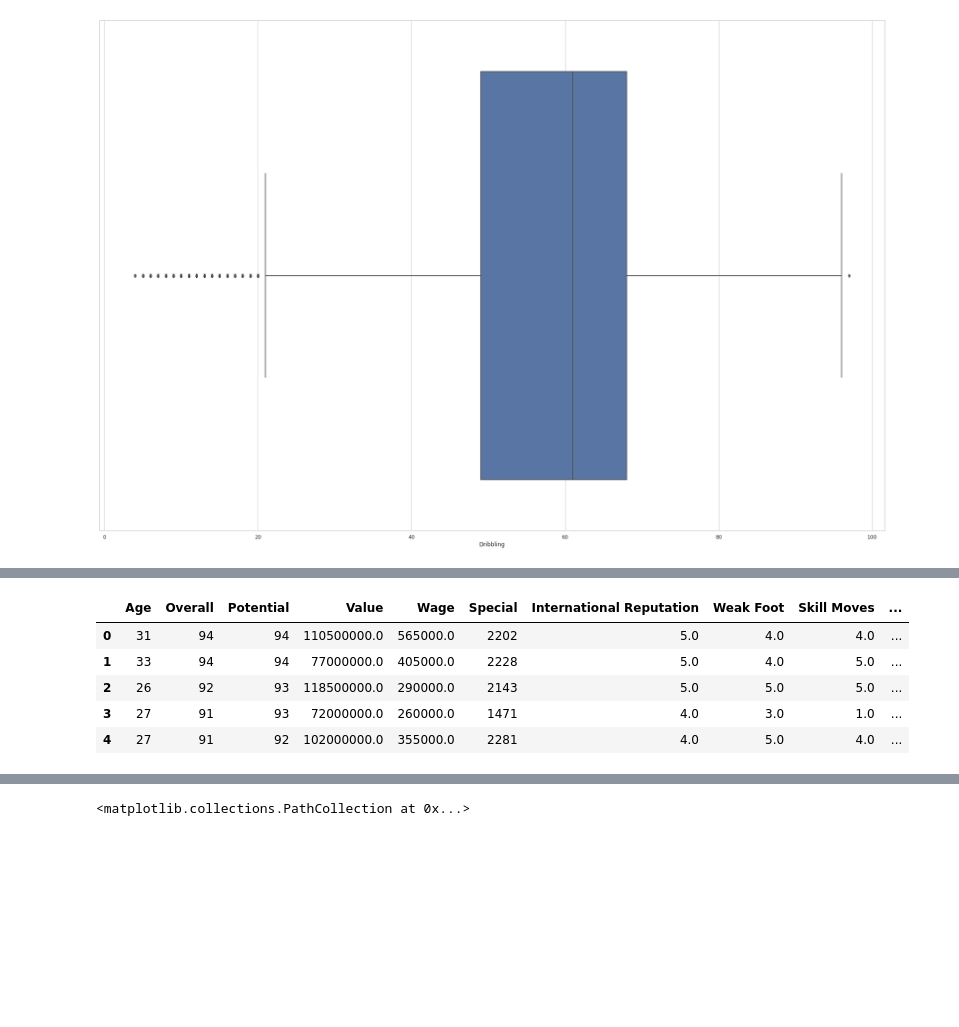
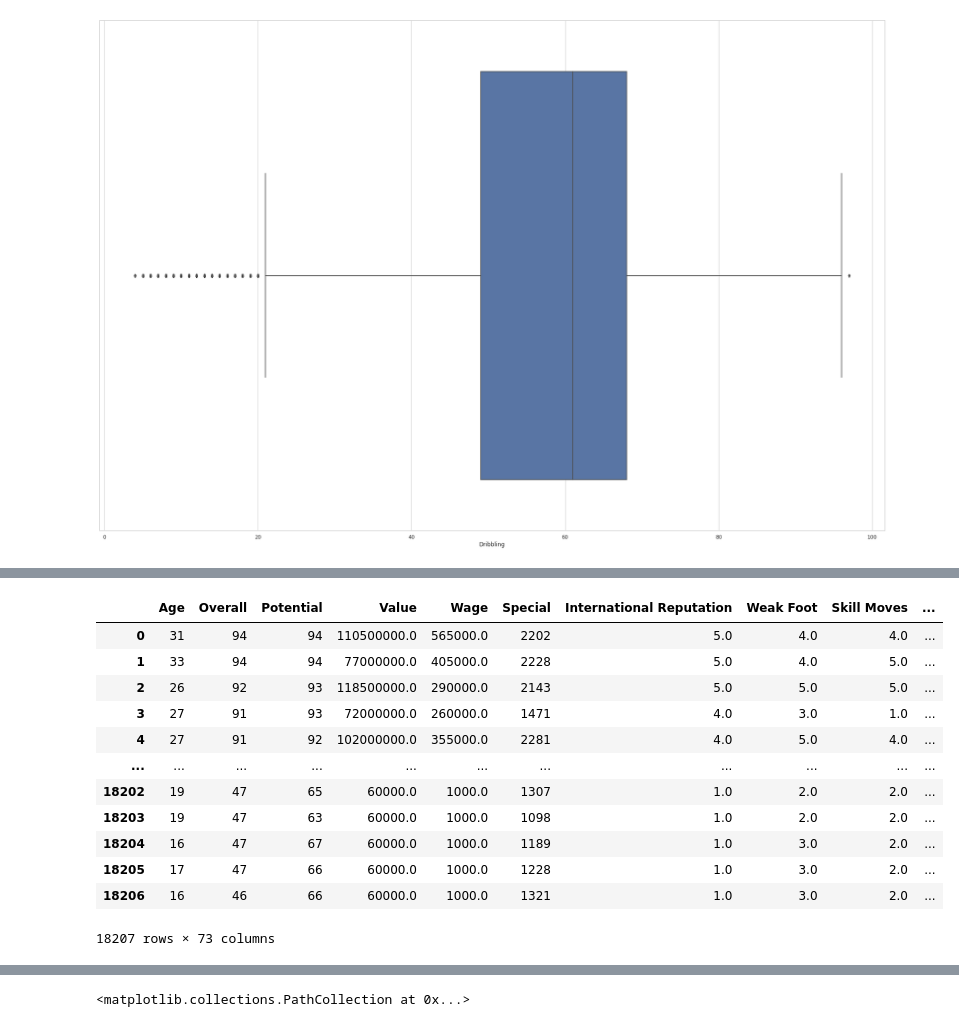
Before and after one commit to bachinaram/DataAnalytics1, a Jupyter notebook: DA1_assignment1.ipynb, the cells around one changed output, grey strips where cells are left out. Cells and saved outputs as stored; diff of their text form; code cells hidden in the pictures; blank space fills up the shorter version.

```diff
--- a/DA1_assignment1.ipynb
+++ b/DA1_assignment1.ipynb
@@ -489,3 +476,8 @@ memory usage: 11.5+ MB
 # %%
+#df2.info()
 df3 =  df2[['Age', 'Overall', 'Potential','Value','Wage','Special','International Reputation','Weak Foot','Skill Moves','Jersey Number','Height','Weight','LS','ST','RS','LW','LF','CF','RF','RW','LAM','CAM','RAM','LM','LCM','CM',	'RCM','RM','LWB','LDM','CDM','RDM','RWB','LB','LCB','CB','RCB','RB','Crossing','Finishing','HeadingAccuracy','ShortPassing','Volleys','Dribbling', 'Curve', 'FKAccuracy' ,'LongPassing', 'BallControl', 'Acceleration', 'SprintSpeed', 'Agility', 'Reactions', 'Balance', 'ShotPower', 'Jumping', 'Stamina', 'Strength', 'LongShots', 'Aggression', 'Interceptions','Positioning', 'Vision', 'Penalties', 'Composure', 'Marking', 'StandingTackle', 'SlidingTackle', 'GKDiving', 'GKHandling' ,'GKKicking', 'GKPositioning', 'GKReflexes']]
-df3.head()
+#df3.head()
+# replcing NAn with 0
+df3 = df3.fillna(0)
+#df3.head()
+y=[]
@@ -502,9 +595,16 @@ df3 = df3.fillna(0)
 # %%
-df3.head()
+df3
 # %% [output]
 |  | Age | Overall | Potential | Value | Wage | Special | International Reputation | Weak Foot | Skill Moves | ... |
 | 0 | 31 | 94 | 94 | 110500000.0 | 565000.0 | 2202 | 5.0 | 4.0 | 4.0 | ... |
 | 1 | 33 | 94 | 94 | 77000000.0 | 405000.0 | 2228 | 5.0 | 4.0 | 5.0 | ... |
 | 2 | 26 | 92 | 93 | 118500000.0 | 290000.0 | 2143 | 5.0 | 5.0 | 5.0 | ... |
 | 3 | 27 | 91 | 93 | 72000000.0 | 260000.0 | 1471 | 4.0 | 3.0 | 1.0 | ... |
 | 4 | 27 | 91 | 92 | 102000000.0 | 355000.0 | 2281 | 4.0 | 5.0 | 4.0 | ... |
+| ... | ... | ... | ... | ... | ... | ... | ... | ... | ... | ... |
+| 18202 | 19 | 47 | 65 | 60000.0 | 1000.0 | 1307 | 1.0 | 2.0 | 2.0 | ... |
+| 18203 | 19 | 47 | 63 | 60000.0 | 1000.0 | 1098 | 1.0 | 2.0 | 2.0 | ... |
+| 18204 | 16 | 47 | 67 | 60000.0 | 1000.0 | 1189 | 1.0 | 3.0 | 2.0 | ... |
+| 18205 | 17 | 47 | 66 | 60000.0 | 1000.0 | 1228 | 1.0 | 3.0 | 2.0 | ... |
+| 18206 | 16 | 46 | 66 | 60000.0 | 1000.0 | 1321 | 1.0 | 3.0 | 2.0 | ... |
+18207 rows × 73 columns
```
Also changed, not shown: parts of 23 cells of this notebook.
